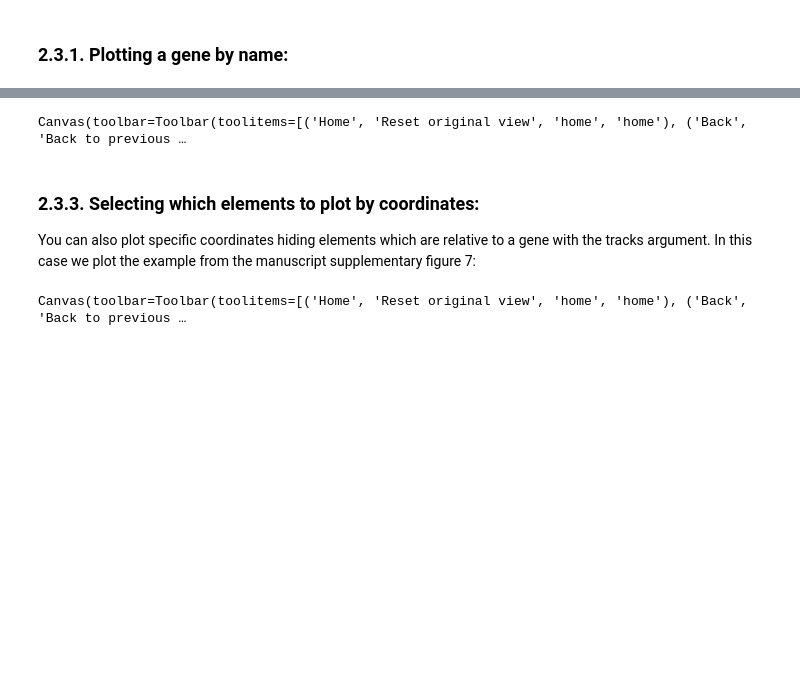
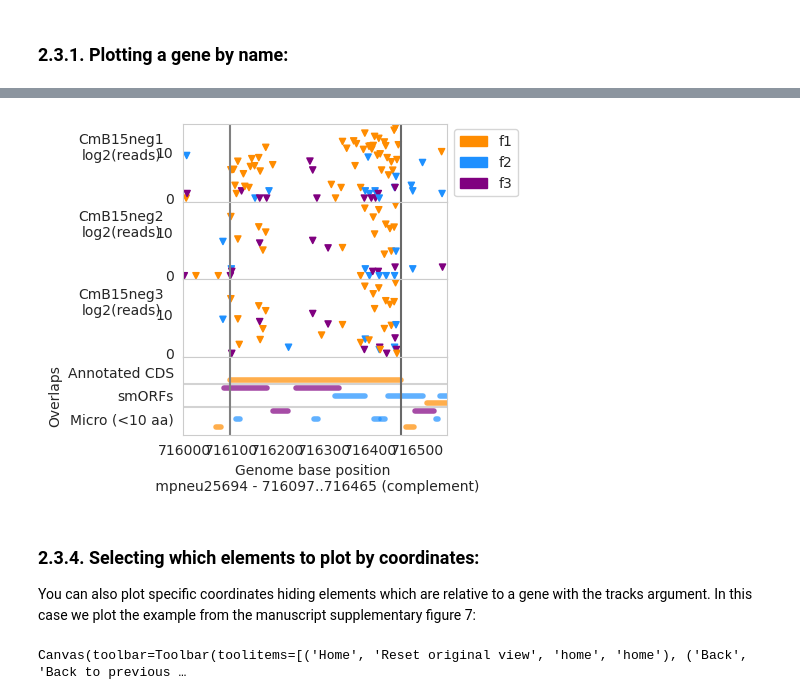
Before and after one commit to samuelmiver/protinseq, a Jupyter notebook: protinseq_analysis.ipynb, the cells around one changed output, grey strips where cells are left out. Cells and saved outputs as stored; diff of their text form; code cells hidden in the pictures; blank space fills up the shorter version.

```diff
--- a/protinseq_analysis.ipynb
+++ b/protinseq_analysis.ipynb
@@ -207,11 +208,11 @@ Notice the sample orientation identifier (positive strand) matches the one of th
 
 The function will check directly in the all_reads dictionary, this can be use to plot all replicates with a given text match. In this case, we plot the gene MPN593. Green lines in the transmembrane track represent 'ruptures' in the profile, these are points of changes in the distribution for the insertion prediction which in this case are representative of the transmembrane protein topology:
 # %%
-plot_ide(ide='mpneu25694', list_of_samples=[k for k in all_reads.keys() if 'Cm_B_15_neg' in k])
+plot_ide(ide='mpneu25694', list_of_samples=[k for k in all_reads.keys() if 'Cm_B_15_neg' in k], tracks=[0,0,1,0,0,0,1]) # Only annotations
 # %% [output]
-Canvas(toolbar=Toolbar(toolitems=[('Home', 'Reset original view', 'home', 'home'), ('Back', 'Back to previous …
+[figure, added]
 # %% [markdown]
-### 2.3.3. Selecting which elements to plot by coordinates:
+### 2.3.4. Selecting which elements to plot by coordinates:
 
 You can also plot specific coordinates hiding elements which are relative to a gene with the tracks argument. In this case we plot the example from the manuscript supplementary figure 7:
 # %%
```
Also changed, not shown: parts of 7 cells of this notebook, 1 other file.
